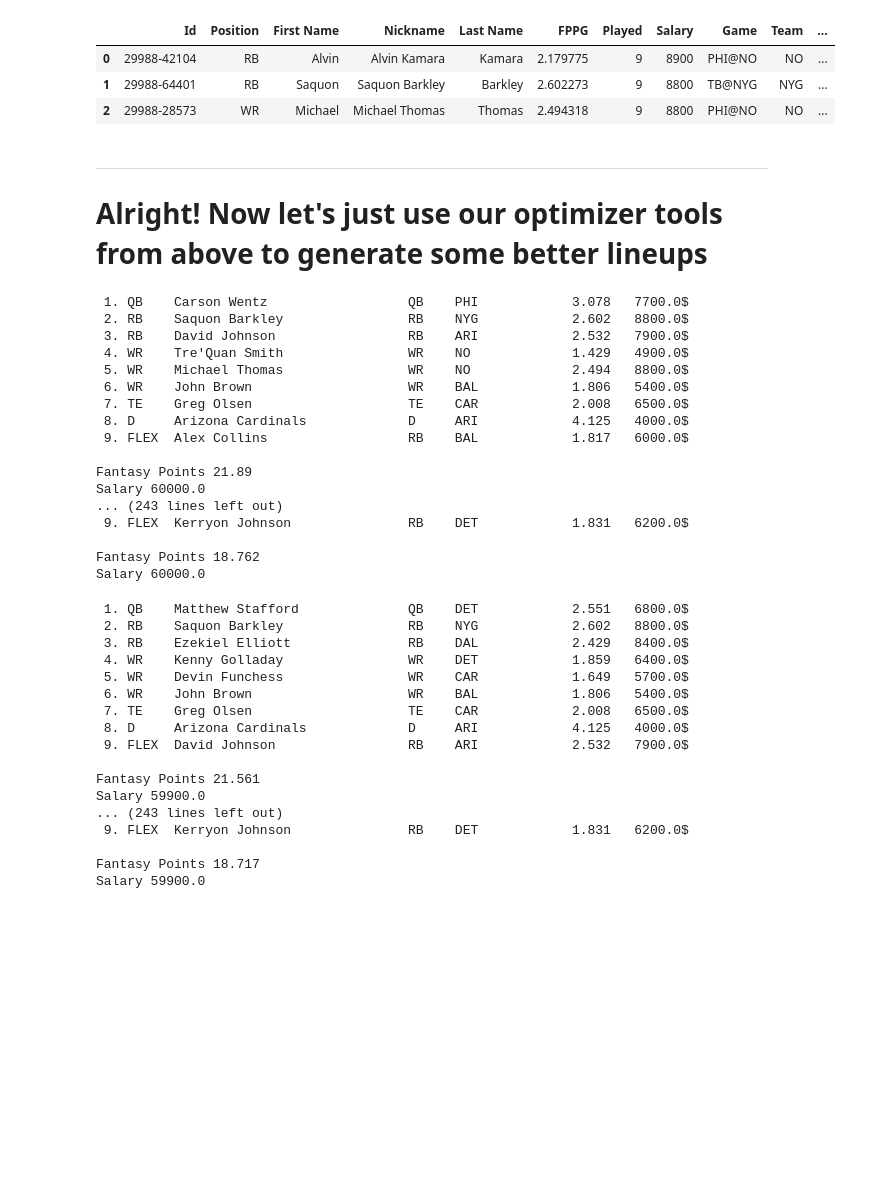
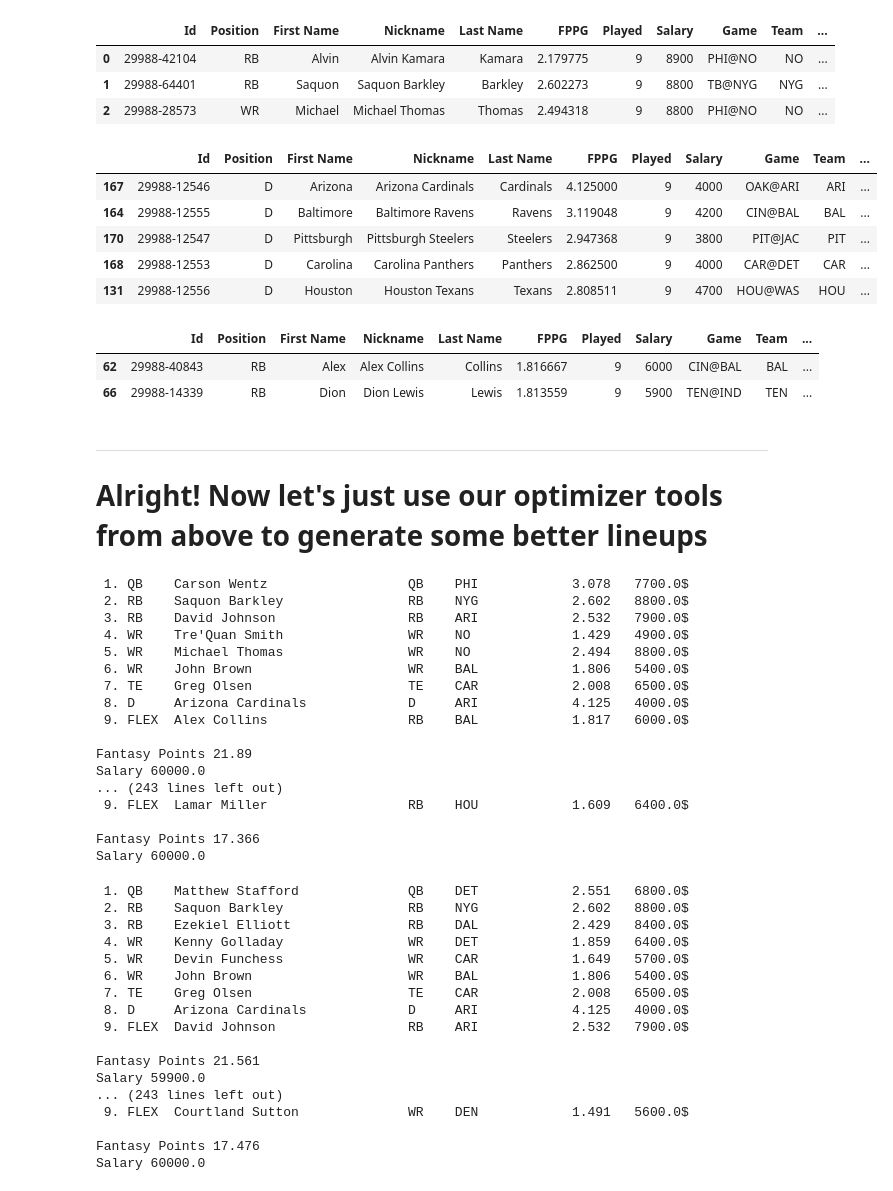
Before and after one commit to dodgemcintosh/FFML, a Jupyter notebook: 7-Generating-FanDuel-Lineups.ipynb, the cells around one changed output. Cells and saved outputs as stored; diff of their text form; code cells hidden in the pictures; blank space fills up the shorter version.

```diff
--- a/7-Generating-FanDuel-Lineups.ipynb
+++ b/7-Generating-FanDuel-Lineups.ipynb
@@ -109,6 +109,21 @@ master_projections.head(3)
 | 0 | 29988-42104 | RB | Alvin | Alvin Kamara | Kamara | 2.179775 | 9 | 8900 | PHI@NO | NO | ... |
 | 1 | 29988-64401 | RB | Saquon | Saquon Barkley | Barkley | 2.602273 | 9 | 8800 | TB@NYG | NYG | ... |
 | 2 | 29988-28573 | WR | Michael | Michael Thomas | Thomas | 2.494318 | 9 | 8800 | PHI@NO | NO | ... |
+# %%
+master_projections.loc[master_projections.Position == 'D', :].sort_values('FPPG', ascending= False)[:5]
+# %% [output]
+|  | Id | Position | First Name | Nickname | Last Name | FPPG | Played | Salary | Game | Team | ... |
+| 167 | 29988-12546 | D | Arizona | Arizona Cardinals | Cardinals | 4.125000 | 9 | 4000 | OAK@ARI | ARI | ... |
+| 164 | 29988-12555 | D | Baltimore | Baltimore Ravens | Ravens | 3.119048 | 9 | 4200 | CIN@BAL | BAL | ... |
+| 170 | 29988-12547 | D | Pittsburgh | Pittsburgh Steelers | Steelers | 2.947368 | 9 | 3800 | PIT@JAC | PIT | ... |
+| 168 | 29988-12553 | D | Carolina | Carolina Panthers | Panthers | 2.862500 | 9 | 4000 | CAR@DET | CAR | ... |
+| 131 | 29988-12556 | D | Houston | Houston Texans | Texans | 2.808511 | 9 | 4700 | HOU@WAS | HOU | ... |
+# %%
+master_projections.loc[(master_projections.Nickname == 'Alex Collins')|(master_projections.Nickname == 'Dion Lewis'), :]
+# %% [output]
+|  | Id | Position | First Name | Nickname | Last Name | FPPG | Played | Salary | Game | Team | ... |
+| 62 | 29988-40843 | RB | Alex | Alex Collins | Collins | 1.816667 | 9 | 6000 | CIN@BAL | BAL | ... |
+| 66 | 29988-14339 | RB | Dion | Dion Lewis | Lewis | 1.813559 | 9 | 5900 | TEN@IND | TEN | ... |
 # %% [markdown]
 ___
 # Alright! Now let's just use our optimizer tools from above to generate some better lineups
@@ -138,7 +153,7 @@ optimizer.set_deviation(0.06, 0.24)
 optimizer.set_min_salary_cap(58000)
 
 # Generating 20 lineups
-for lineup in optimizer.optimize(n=20, max_exposure=.4):
+for lineup in optimizer.optimize(n=20, max_exposure=.2):
     print(lineup, '\n')
 # %% [output]
  1. QB    Carson Wentz                  QB    PHI            3.078   7700.0$
@@ -154,8 +169,8 @@ for lineup in optimizer.optimize(n=20, max_exposure=.4):
 Fantasy Points 21.89
 Salary 60000.0
 ... (243 lines left out)
- 9. FLEX  Kerryon Johnson               RB    DET            1.831   6200.0$
+ 9. FLEX  Lamar Miller                  RB    HOU            1.609   6400.0$
 
-Fantasy Points 18.762
+Fantasy Points 17.366
 Salary 60000.0
 # %%
@@ -181,7 +196,7 @@ optimizer.set_deviation(0.06, 0.24)
 optimizer.set_min_salary_cap(58000)
 
 # Generating 20 lineups
-for lineup in optimizer.optimize(n=20, max_exposure=.4):
+for lineup in optimizer.optimize(n=20, max_exposure=.2):
     print(lineup, '\n')
 # %% [output]
  1. QB    Matthew Stafford              QB    DET            2.551   6800.0$
@@ -197,8 +212,8 @@ for lineup in optimizer.optimize(n=20, max_exposure=.4):
 Fantasy Points 21.561
 Salary 59900.0
 ... (243 lines left out)
- 9. FLEX  Kerryon Johnson               RB    DET            1.831   6200.0$
+ 9. FLEX  Courtland Sutton              WR    DEN            1.491   5600.0$
 
-Fantasy Points 18.717
-Salary 59900.0
+Fantasy Points 17.476
+Salary 60000.0
 # %%
```
Also changed, not shown: parts of 6 cells of this notebook.
